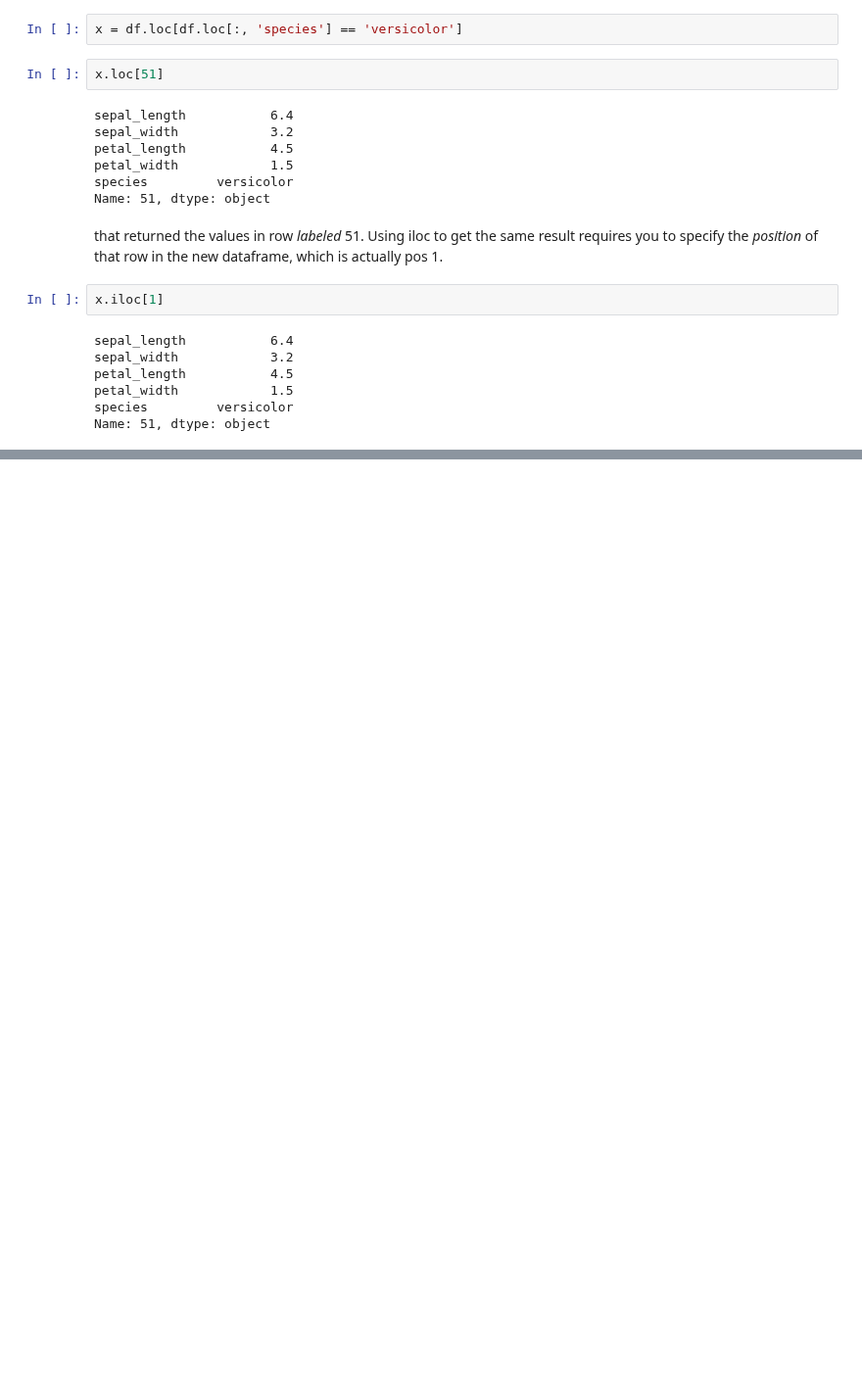
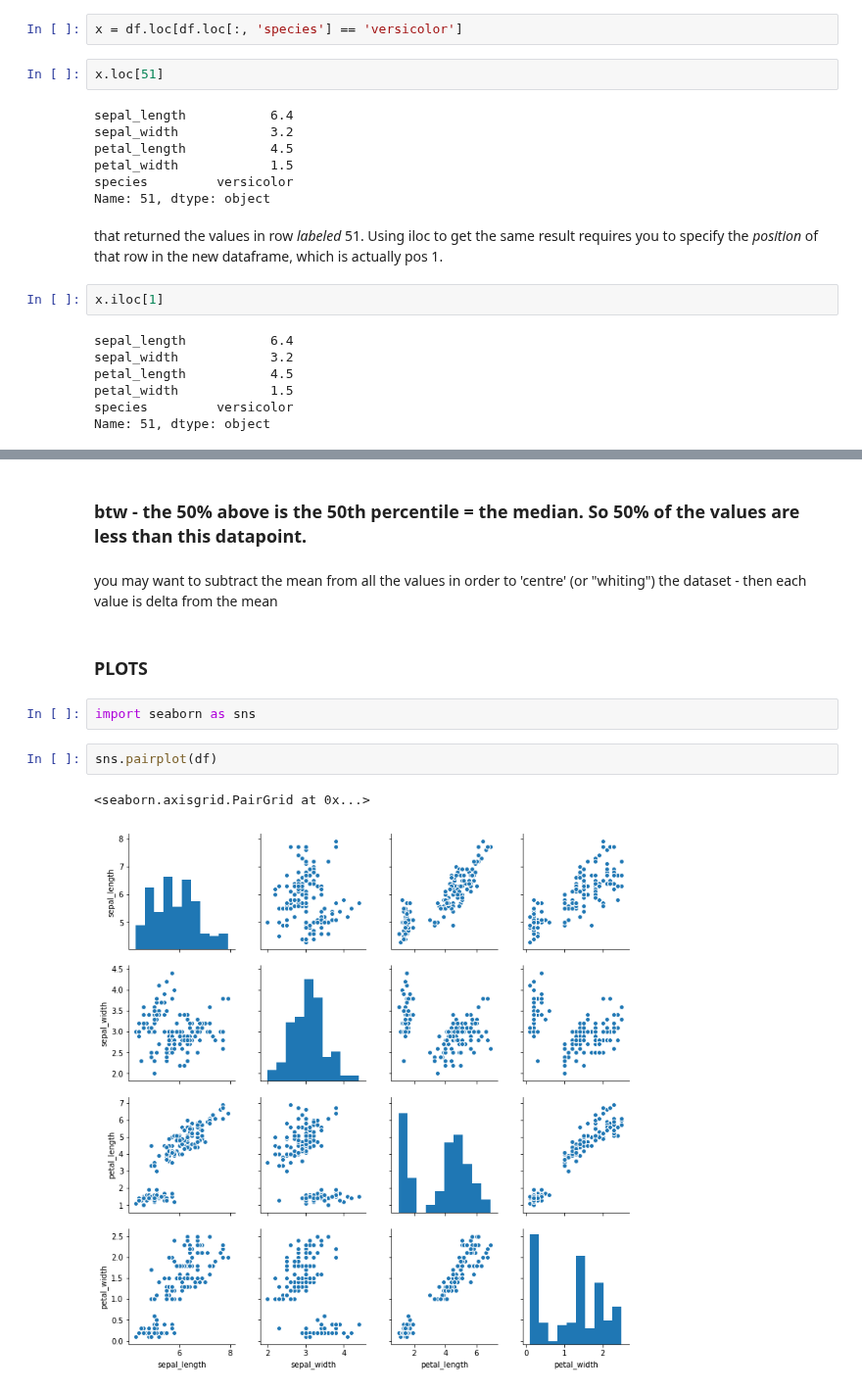
Before and after one commit to Aqua5lad/numpy-random-assignment, a Jupyter notebook: numpy-random.ipynb, the cells around one changed output, grey strips where cells are left out. Shown at 98% size. Cells and saved outputs as stored; diff of their text form; blank space fills up the shorter version.

Commit message:
summarising datasets with pandas and seaborn

```diff
--- a/numpy-random.ipynb
+++ b/numpy-random.ipynb
@@ -455,0 +498,13 @@ Name: 51, dtype: object
+# %% [markdown]
+### btw - the 50% above is the 50th percentile = the median. So 50% of the values are less than this datapoint.
+# %% [markdown]
+you may want to subtract the mean from all the values in order to 'centre' (or "whiting") the dataset - then each value is delta from the mean
+# %% [markdown]
+### PLOTS
+# %%
+import seaborn as sns
+# %%
+sns.pairplot(df)
+# %% [output]
+<seaborn.axisgrid.PairGrid at 0x...>
+[figure, added]
```
Also changed, not shown: parts of 8 cells of this notebook.
